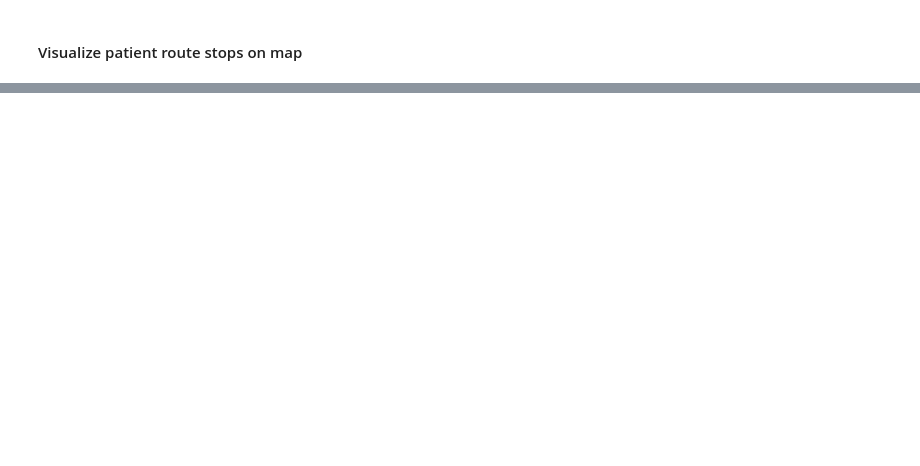
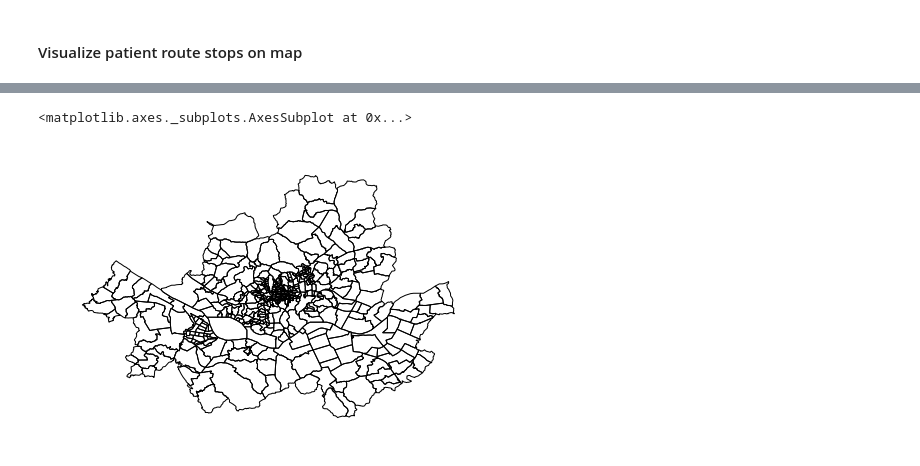
Before and after one commit to tarcisobraz/covid19-skorea, a Jupyter notebook: code/Patient Route Analysis.ipynb, the cells around one changed output, grey strips where cells are left out. Cells and saved outputs as stored; diff of their text form; code cells hidden in the pictures; blank space fills up the shorter version.

Commit message:
Experimenting map libraries and functions, as well as Seoul/S. Korea maps and shapefiles to plot the patient route data.

```diff
--- a/code/Patient Route Analysis.ipynb
+++ b/code/Patient Route Analysis.ipynb
@@ -308,0 +337,4 @@ X[['route_latitude','route_longitude']].head(10)
+# %%
+#korea_shape = geopandas.read_file('/local/tarciso/workspace/udacity/data-science-nd/covid19-skorea/data/South_Korea_Polygon.shp')
+#seoul_shape = geopandas.read_file('/local/tarciso/workspace/udacity/data-science-nd/covid19-skorea/data/Export_Output.shp')
+seoul_shape = geopandas.read_file('/local/tarciso/workspace/udacity/data-science-nd/covid19-skorea/data/shapefiles/seoul/seoul-maps/juso/2015/shp/seoul_neighborhoods.shp')
@@ -308,0 +357,5 @@ X[['route_latitude','route_longitude']].head(10)
+# %%
+gplt.polyplot(seoul_shape)
+# %% [output]
+<matplotlib.axes._subplots.AxesSubplot at 0x...>
+[figure, added]
```
Also changed, not shown: parts of 22 cells of this notebook.
